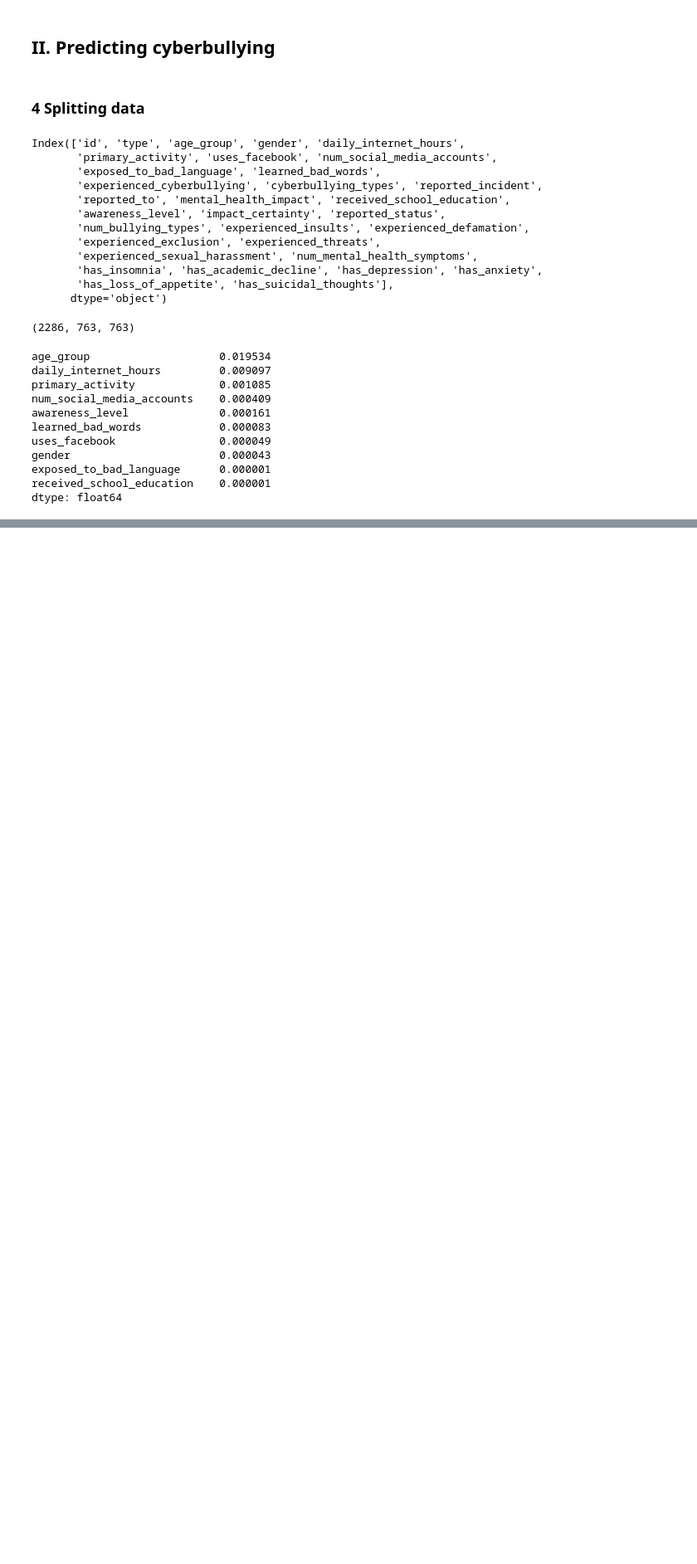
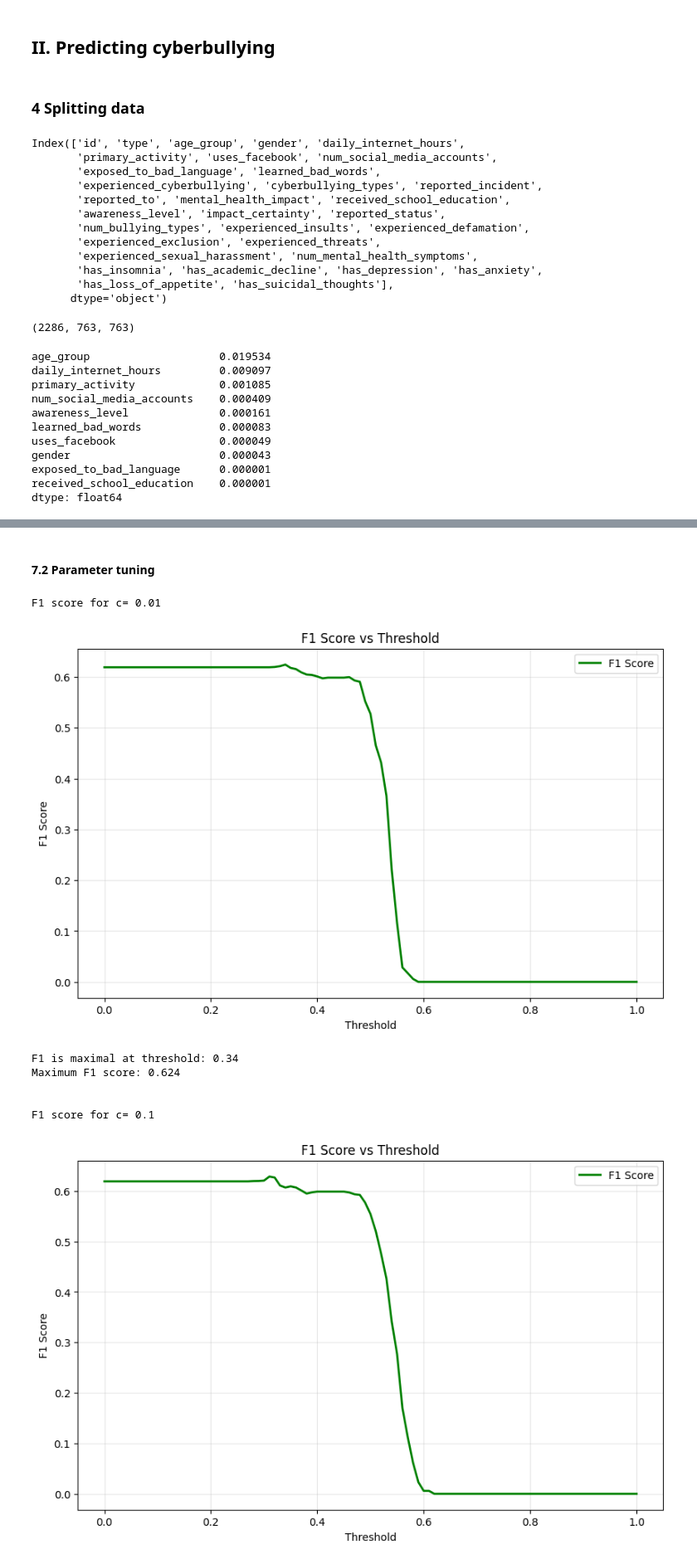
Before and after one commit to dmitrykosintsev/lm-zoomcamp, a Jupyter notebook: Midterm-cyberbullying/notebook.ipynb, the cells around one changed output, grey strips where cells are left out. Shown at 83% size. Saved outputs shown, nothing was run; the diff lists cells and outputs as text; code cells hidden in the pictures; blank space fills up the shorter version.

```diff
--- a/Midterm-cyberbullying/notebook.ipynb
+++ b/Midterm-cyberbullying/notebook.ipynb
@@ -412,0 +497,44 @@ dtype: float64
+# %% [markdown]
+#### 7.2 Parameter tuning
+# %%
+accuracy_dict = {}
+auc_dict = {}
+f1scores = {}
+
+# Let's try the following values of the parameter C: [0.01, 0.1, 1, 10, 100].
+for c in [0.01, 0.1, 1, 10, 100]:
+
+    # let's train a regularized logistic regression.
+    model = LogisticRegression(solver='liblinear', C=c, max_iter=1000, random_state=1)
+    model.fit(X_train, y_train)
+
+    # Calculate the accuracy on the validation dataset and round it to 3 decimal digits.
+    y_pred = model.predict_proba(X_val)[:, 1]
+    converted_decision = (y_pred >= 0.5)
+    accuracy = (y_val == converted_decision).mean()
+    accuracy_dict[c] = round(accuracy, 3)
+    auc_dict[c] = roc_auc_score(y_val, y_pred)
+    print("\n\nF1 score for c=", c)
+    f1scores[c] = f1score(y_pred, y_val)
+
+# Print the dictionary to check the results
+print("\n\nF1 score summary:")
+for key, value in f1scores.items():
+    print(f"{key}: {value}")
+
+print("\nAccuracy:")
+for key, value in accuracy_dict.items():
+    print(f"{key}: {value}")
+
+print("\nAUC:")
+for key, value in auc_dict.items():
+    print(f"{key}: {value}")
+# %% [output]
+F1 score for c= 0.01
+[figure, added]
+F1 is maximal at threshold: 0.34
+Maximum F1 score: 0.624
+
+
+F1 score for c= 0.1
+[figure, added]
```
Also changed, not shown: parts of 25 cells of this notebook, 1 other file.
